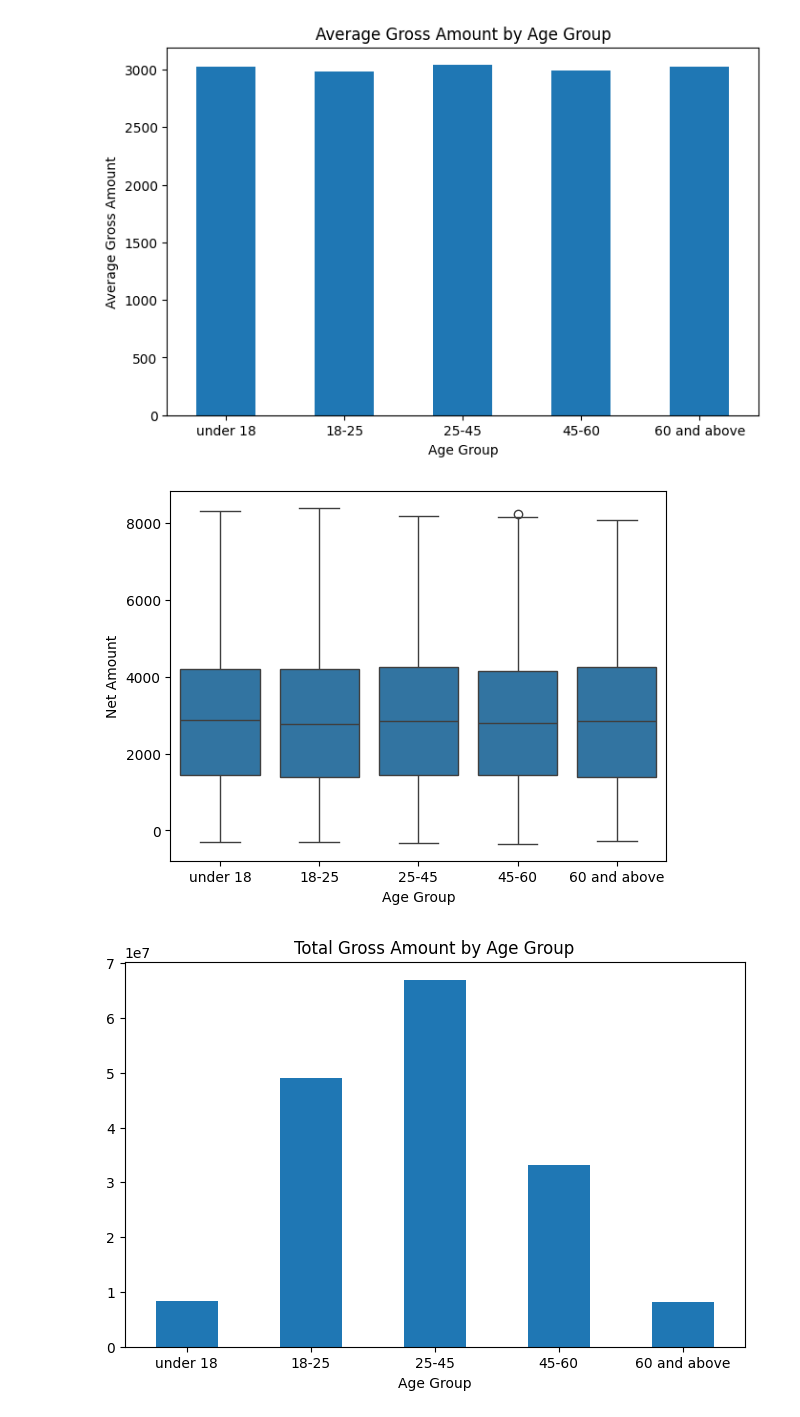
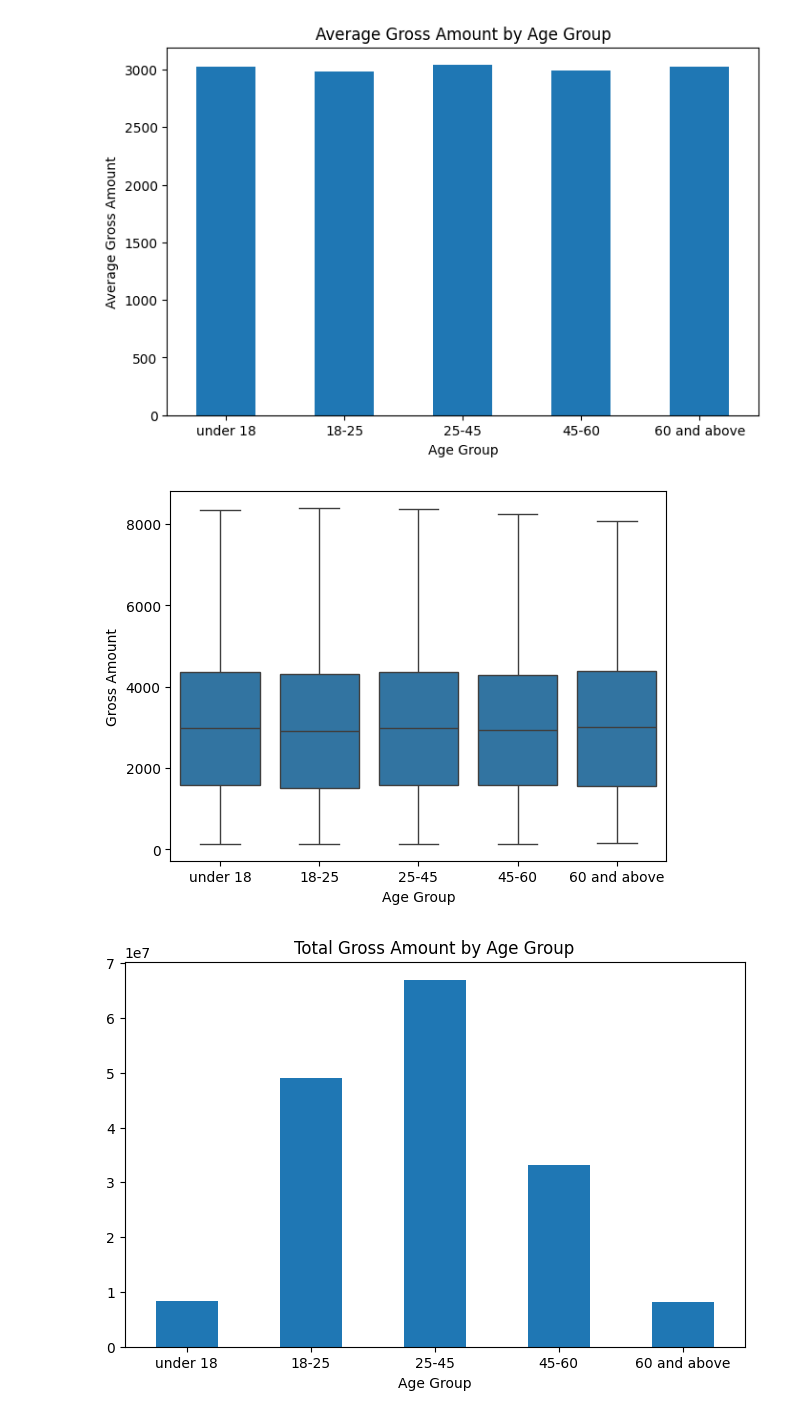
Before and after one commit to SvitlanaShustur/Final-project, a Jupyter notebook: model.ipynb, the cells around one changed output. Saved outputs shown, nothing was run; the diff lists cells and outputs as text; code cells hidden in the pictures.

```diff
--- a/model.ipynb
+++ b/model.ipynb
@@ -174,11 +174,11 @@ plt.show()
 # %% [output]
 [figure]
 # %%
-sns.boxplot(data=df, x='Age Group', y='Net Amount', order=age_order) # будуємо графіка "boxplot" для аналізу Net Amount за віком
+sns.boxplot(data=df, x='Age Group', y='Gross Amount', order=age_order) # будуємо графіка "boxplot" для аналізу Net Amount за віком
 plt.xticks(rotation=0)
 plt.show()
 # %% [output]
-[figure, old version]
+[figure, new version]
 # %%
 total_values = (                                  # обчислюємо cуму продажів (Gross Amount) для кожної вікової групи
     df.groupby('Age Group')['Gross Amount']
```
Also changed, not shown: 2 other files.
